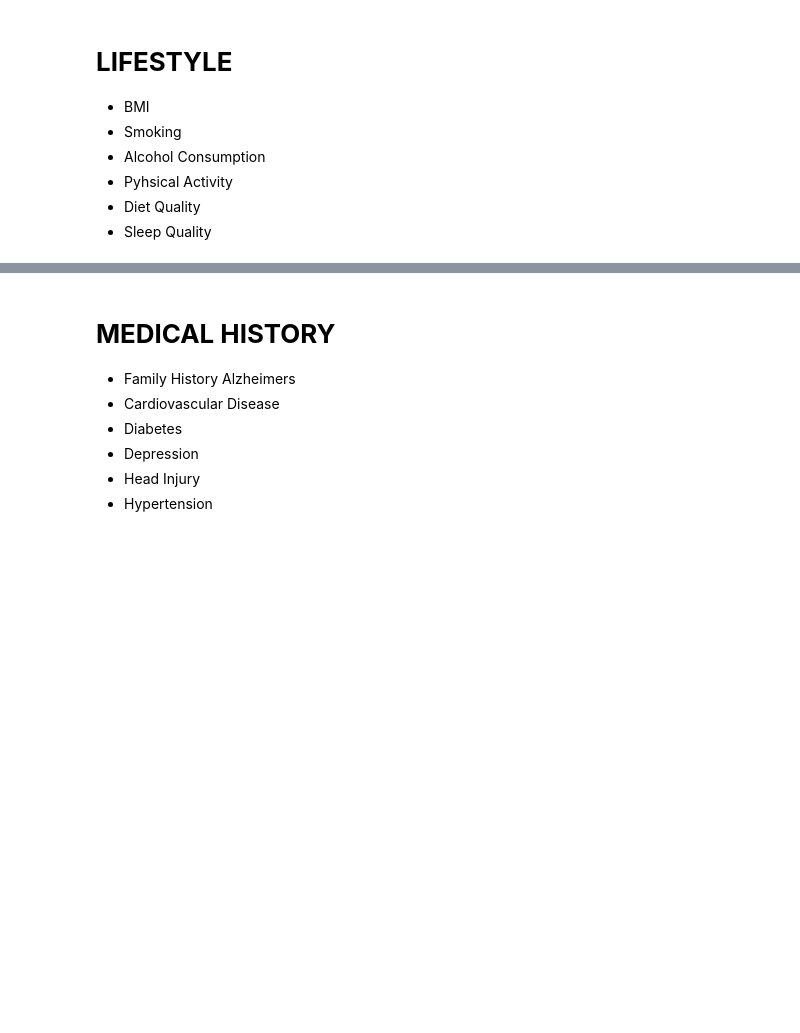
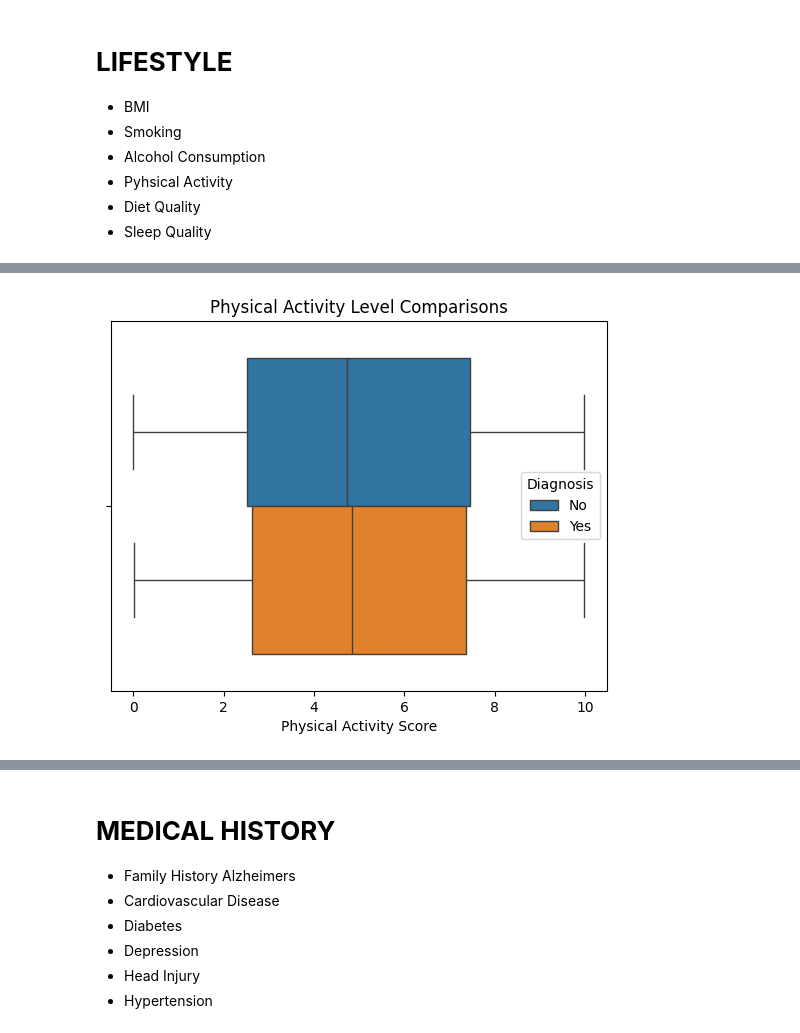
Before and after one commit to maddiejane25/Project-1, a Jupyter notebook: JK_Alzheimers_data.ipynb, the cells around one changed output, grey strips where cells are left out. Cells and saved outputs as stored; diff of their text form; code cells hidden in the pictures; blank space fills up the shorter version.

```diff
--- a/JK_Alzheimers_data.ipynb
+++ b/JK_Alzheimers_data.ipynb
@@ -96,0 +199,10 @@ plt.show()
+# %%
+# Physical ActivityDistribution by Diagnosis
+sns.boxplot(data=alzheimer_df, x='PhysicalActivity', hue='Diagnosis')
+plt.title('Physical Activity Level Comparisons')
+plt.xlabel('Physical Activity Score')
+
+# Display the plot
+plt.show()
+# %% [output]
+[figure, added]
```
Also changed, not shown: parts of 21 cells of this notebook.
